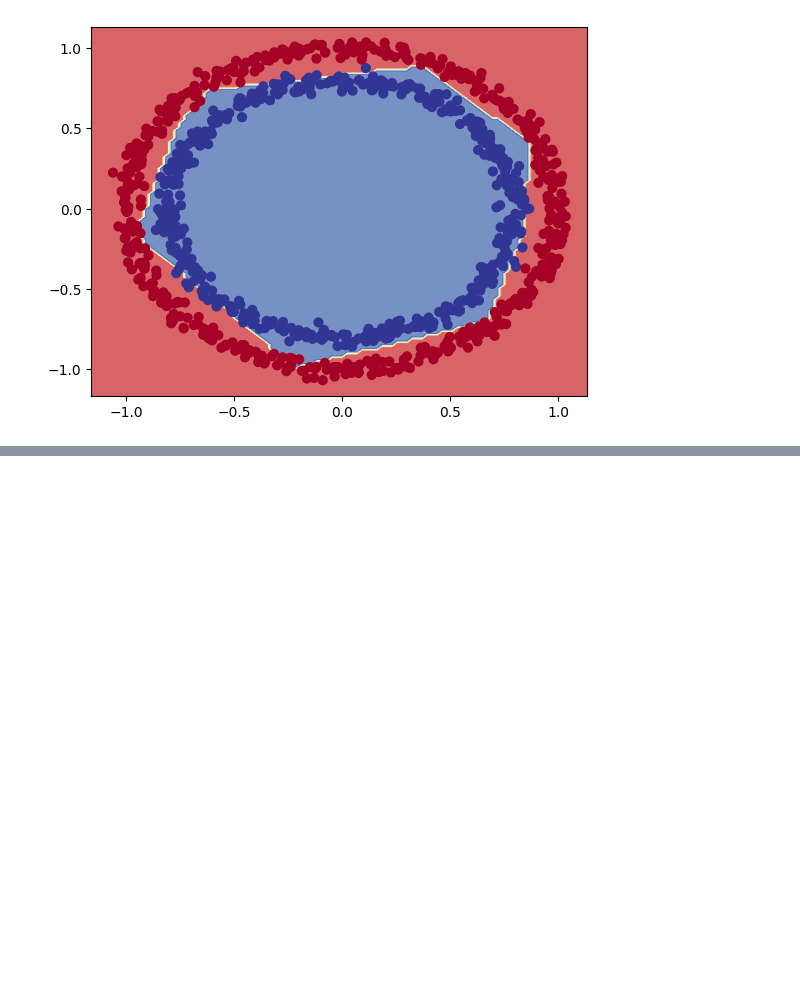
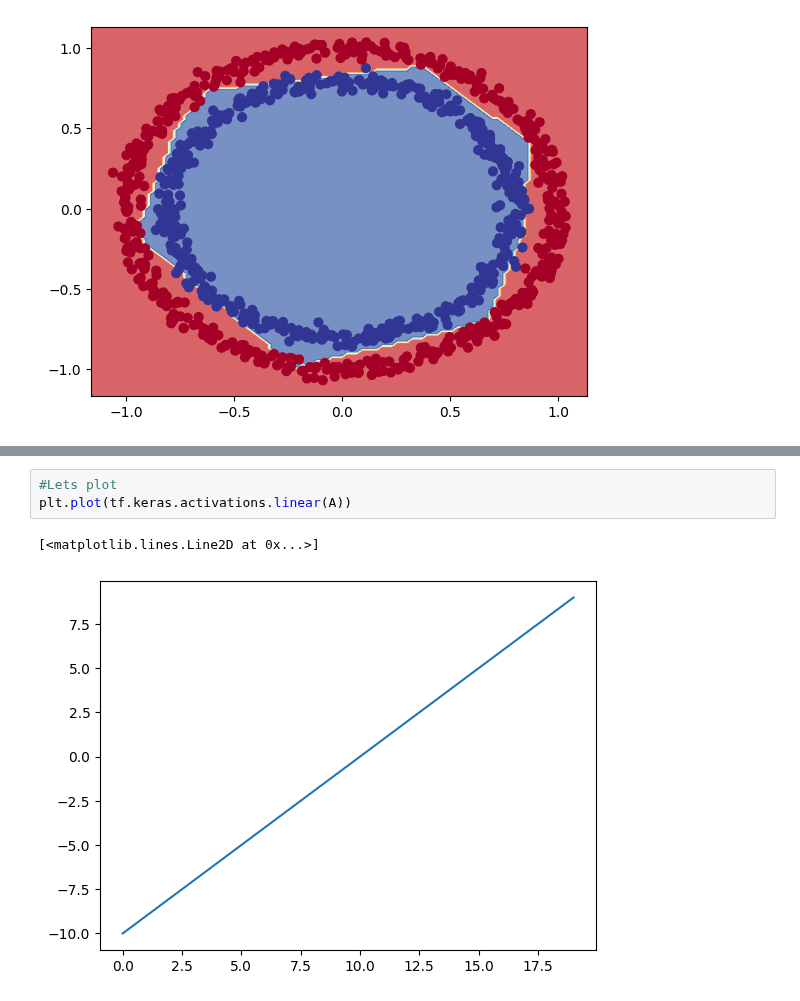
Before and after one commit to murali-marimekala/tensorflow_deeplearning_bootcamp, a Jupyter notebook: 4_Neural_Network_Classification_with_Tensorflow/1_Neural_Network_Classification_with_tensorflow.ipynb, the cells around one changed output, grey strips where cells are left out. Drawn from its saved outputs; the diff is of its cells as text; blank space fills up the shorter version.

```diff
--- a/4_Neural_Network_Classification_with_Tensorflow/1_Neural_Network_Classification_with_tensorflow.ipynb
+++ b/4_Neural_Network_Classification_with_Tensorflow/1_Neural_Network_Classification_with_tensorflow.ipynb
@@ -610,0 +674,6 @@ Doing binary classification
+# %%
+#Lets plot
+plt.plot(tf.keras.activations.linear(A))
+# %% [output]
+[<matplotlib.lines.Line2D at 0x...>]
+[figure, added]
```
Also changed, not shown: parts of 10 cells of this notebook.
